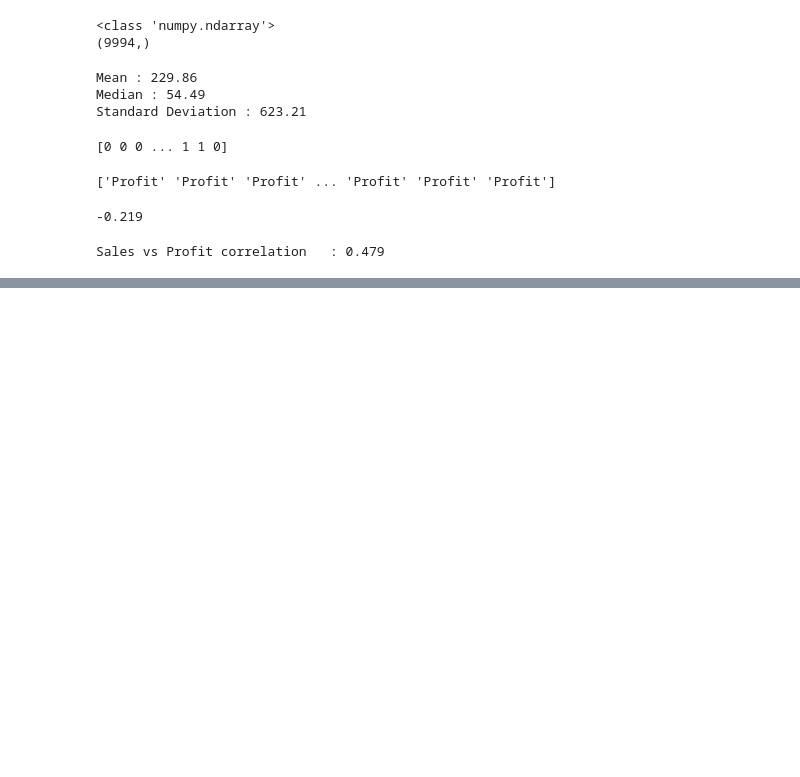
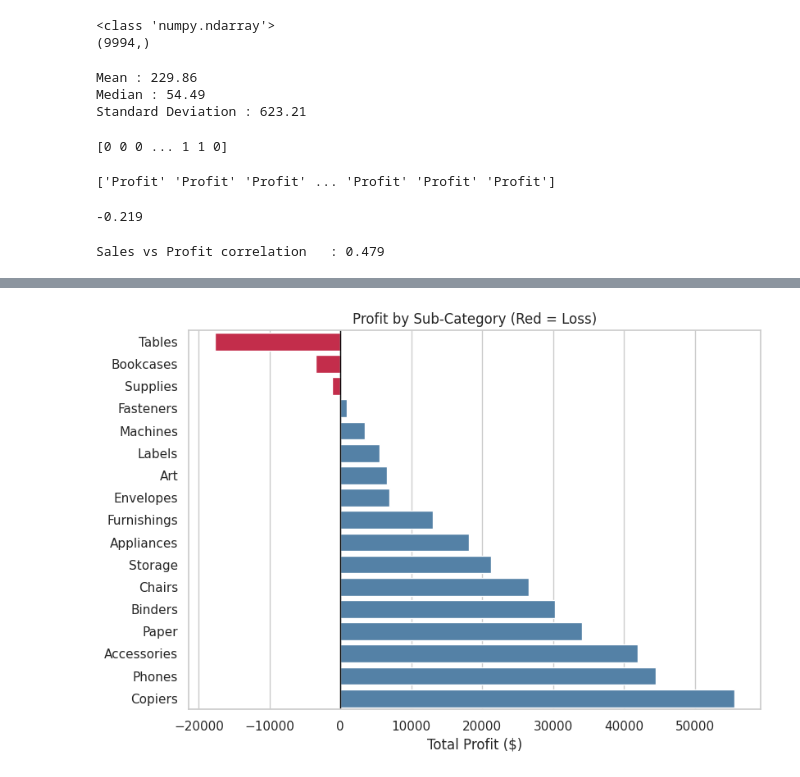
Before and after one commit to ZainulAbideen000748/Machine-Learning-Project, a Jupyter notebook: Python_Project_Panda,_Numpy,_Seaborn.ipynb, the cells around one changed output, grey strips where cells are left out. Saved outputs shown, nothing was run; the diff lists cells and outputs as text; code cells hidden in the pictures; blank space fills up the shorter version.

```diff
--- a/Python_Project_Panda,_Numpy,_Seaborn.ipynb
+++ b/Python_Project_Panda,_Numpy,_Seaborn.ipynb
@@ -363,0 +398,19 @@ Sales vs Profit correlation   : 0.479
+# %%
+# Grouping by sub-category to get total profit
+sub = df.groupby('sub-category')[['profit']].sum().reset_index()
+sub.columns = ['sub_category', 'total_profit']
+
+sub_plot = sub.sort_values("total_profit").reset_index()
+colors = dict(zip(sub_plot["sub_category"],
+                  np.where(sub_plot["total_profit"] < 0, "crimson", "steelblue")))
+
+plt.figure(figsize=(9, 6))
+sns.barplot(data=sub_plot, y="sub_category", x="total_profit",
+            hue="sub_category", palette=colors, legend=False)
+plt.axvline(0, color="black", linewidth=1)
+plt.title("Profit by Sub-Category (Red = Loss)")
+plt.xlabel("Total Profit ($)")
+plt.ylabel("")
+plt.show()
+# %% [output]
+[figure, added]
```
Also changed, not shown: parts of 4 cells of this notebook.
